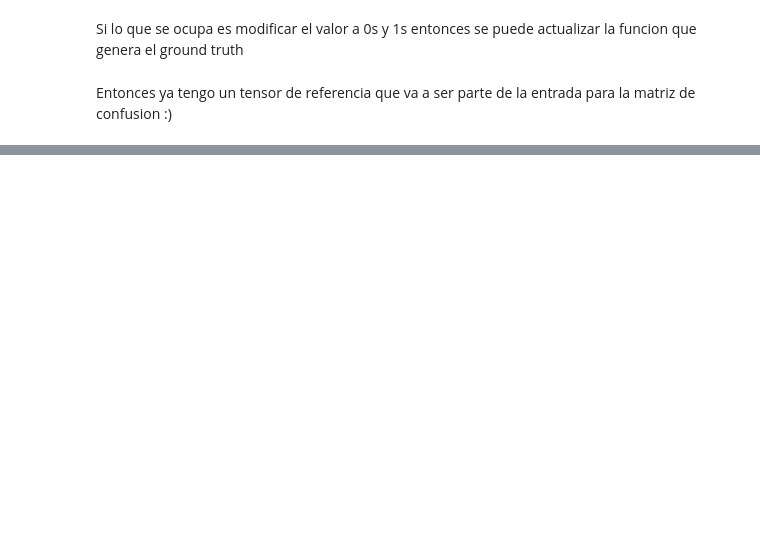
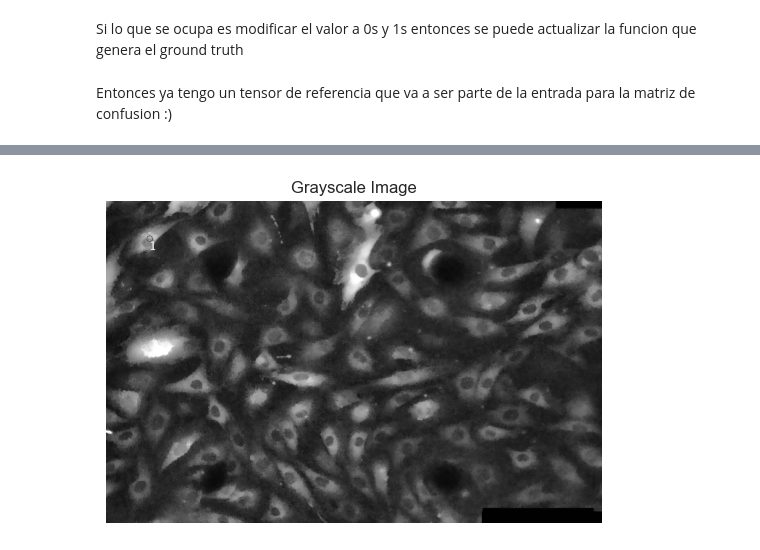
Before and after one commit to Salim-1990/Data-Science-Statistics, a Jupyter notebook: TP_01/TP1.ipynb, the cells around one changed output, grey strips where cells are left out. Saved outputs shown, nothing was run; the diff lists cells and outputs as text; code cells hidden in the pictures; blank space fills up the shorter version.

```diff
--- a/TP_01/TP1.ipynb
+++ b/TP_01/TP1.ipynb
@@ -327,0 +433,7 @@ Entonces ya tengo un tensor de referencia que va a ser parte de la entrada para
+# %%
+plt.imshow(U_a, cmap='gray')
+plt.title('Grayscale Image')
+plt.axis('off')
+plt.show()
+# %% [output]
+[figure, added]
```
Also changed, not shown: parts of 32 cells of this notebook.
